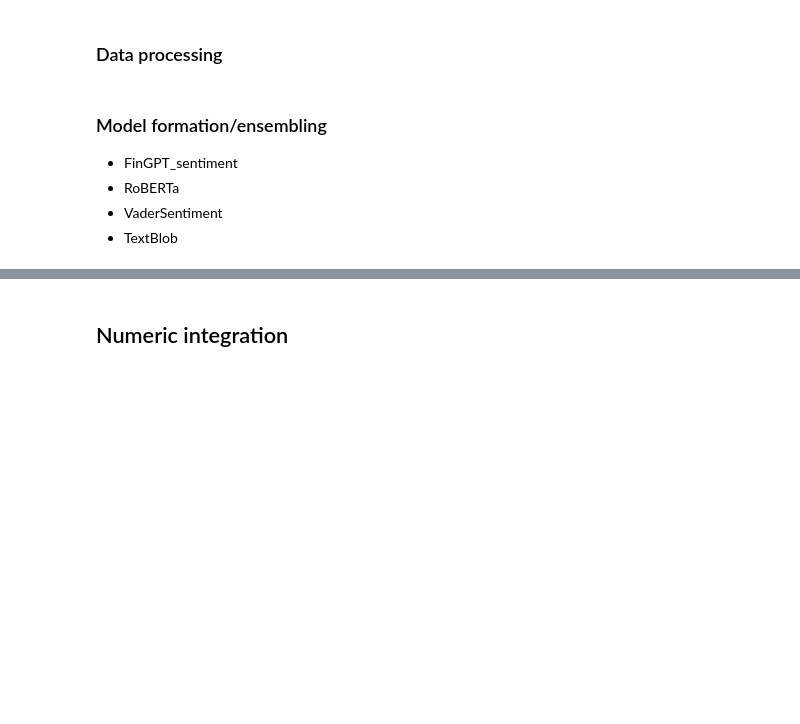
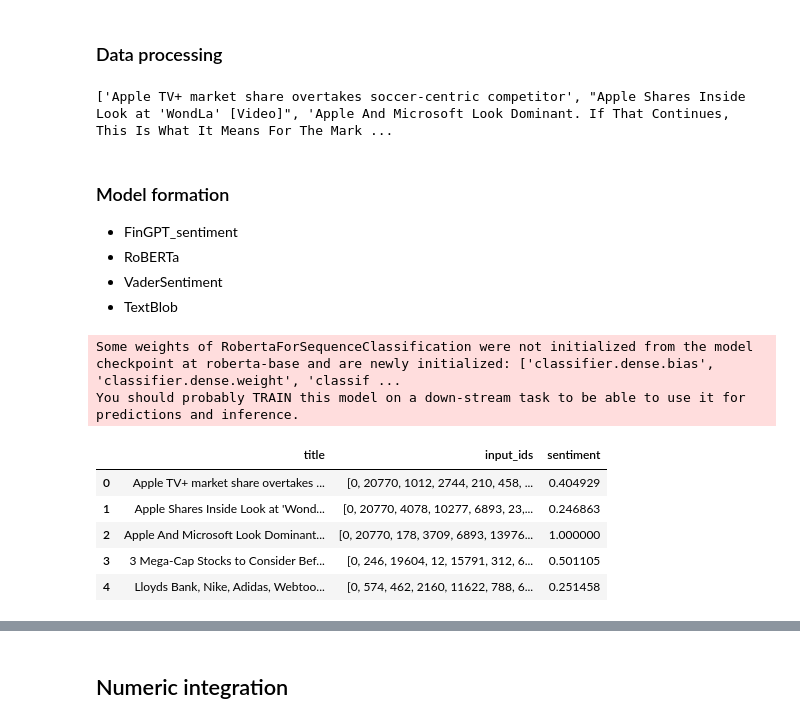
Before and after one commit to aidan-lew/junk-drawer, a Jupyter notebook: gpt_ml_fin_forcaster_integrator_.ipynb, the cells around one changed output, grey strips where cells are left out. Drawn from its saved outputs; the diff is of its cells as text; code cells hidden in the pictures; blank space fills up the shorter version.

```diff
--- a/gpt_ml_fin_forcaster_integrator_.ipynb
+++ b/gpt_ml_fin_forcaster_integrator_.ipynb
@@ -851,14 +871,21 @@ from transformers import RobertaTokenizer, RobertaForSequenceClassification
 # %% [markdown]
 ### Data processing
 # %%
-def scrape_news_articles(ticker, num_articles):
+def scrape_news_headlines(ticker, num_articles):
     gn = GoogleNews(lang='en')
     gn.search(ticker)
     news_articles = gn.results(num_articles)
     titles = [article['title'] for article in news_articles]
     return titles
+
+ticker = 'AAPL'
+num_articles = 5
+articles = scrape_news_headlines(ticker, num_articles)
+print(articles)
+# %% [output]
+['Apple TV+ market share overtakes soccer-centric competitor', "Apple Shares Inside Look at 'WondLa' [Video]", 'Apple And Microsoft Look Dominant. If That Continues, This Is What It Means For The Mark ...
 # %% [markdown]
-### Model formation/ensembling
+### Model formation
 - FinGPT_sentiment
 - RoBERTa
 - VaderSentiment
@@ -882,46 +913,73 @@ def push_analyze_news_sentiment(push_gn_articles):
 # %%
-#roberta
-def sentiment_analysis(headlines):
+def roberta_sentiment_analysis(headlines):
+    # Convert the list of headlines to a pandas DataFrame
+    headlines_df = pd.DataFrame({'title': headlines})
+
     # Load pre-trained RoBERTa model and tokenizer
     tokenizer = RobertaTokenizer.from_pretrained('roberta-base')
     model = RobertaForSequenceClassification.from_pretrained('roberta-base', num_labels=3)
 
     # Preprocess headlines data
-    headlines['title'] = headlines['title'].apply(lambda x: tokenizer.encode_plus(x,
+    encoded_headlines = headlines_df['title'].apply(lambda x: tokenizer.encode_plus(x,
                                                                                   add_special_tokens=True,
                                                                                   max_length=512,
                                                                                   return_attention_mask=True,
-                                                                                  return_tensors='pt'))
+                                                                                  return_tensors='pt',
+                                                                                  truncation=True))
+
+    # Extract the input_ids and attention_mask from the encoded headlines
+    input_ids = encoded_headlines.apply(lambda x: x['input_ids'].flatten().tolist())
+    attention_mask = encoded_headlines.apply(lambda x: x['attention_mask'].flatten().tolist())
+
+    # Create new columns in the headlines DataFrame for input_ids and attention_mask
+    headlines_df['input_ids'] = input_ids
+    headlines_df['attention_mask'] = attention_mask
 
     # Create a list to store sentiment scores
     sentiment_scores = []
 
     # Perform sentiment analysis on each headline
-    for headline in headlines['title']:
-        input_ids = headline['input_ids'].flatten()
-        attention_mask = headline['attention_mask'].flatten()
-
+    for input_id, attention_mask in zip(headlines_df['input_ids'], headlines_df['attention_mask']):
         # Create a tensor dataset and data loader
-        dataset = torch.utils.data.TensorDataset(input_ids, attention_mask)
+        input_id_tensor = torch.tensor([input_id])
+        attention_mask_tensor = torch.tensor([attention_mask])
+        dataset = torch.utils.data.TensorDataset(input_id_tensor, attention_mask_tensor)
         data_loader = torch.utils.data.DataLoader(dataset, batch_size=1)
 
         # Perform inference
         with torch.no_grad():
             for batch in data_loader:
-                input_ids, attention_mask = batch
-                outputs = model(input_ids, attention_mask=attention_mask)
+                input_id, attention_mask = batch
+                outputs = model(input_id, attention_mask=attention_mask)
                 logits = outputs.logits
                 sentiment_score = torch.softmax(logits, dim=1)[0][1].item()
                 sentiment_scores.append(sentiment_score)
 
     # Normalize sentiment scores to be between 0 and 1
     min_score = min(sentiment_scores)
     max_score = max(sentiment_scores)
     normalized_sentiment_scores = [(score - min_score) / (max_score - min_score) for score in sentiment_scores]
 
     # Add normalized sentiment scores to the dataframe
-    headlines['sentiment'] = normalized_sentiment_scores
+    headlines_df['sentiment'] = normalized_sentiment_scores
+    headlines_df.drop('attention_mask', axis = 1, inplace = True)
 
-    return headlines
+    return headlines_df
+
+# Example usage
+ticker = 'AAPL'
+num_articles = 10
+headlines = scrape_news_headlines(ticker, num_articles)
+sentiments = roberta_sentiment_analysis(headlines)
+sentiments.head()
+# %% [output]
+Some weights of RobertaForSequenceClassification were not initialized from the model checkpoint at roberta-base and are newly initialized: ['classifier.dense.bias', 'classifier.dense.weight', 'classif ...
+You should probably TRAIN this model on a down-stream task to be able to use it for predictions and inference.
+|  | title | input_ids | sentiment |
+| 0 | Apple TV+ market share overtakes ... | [0, 20770, 1012, 2744, 210, 458, ... | 0.404929 |
+| 1 | Apple Shares Inside Look at 'Wond... | [0, 20770, 4078, 10277, 6893, 23,... | 0.246863 |
+| 2 | Apple And Microsoft Look Dominant... | [0, 20770, 178, 3709, 6893, 13976... | 1.000000 |
+| 3 | 3 Mega-Cap Stocks to Consider Bef... | [0, 246, 19604, 12, 15791, 312, 6... | 0.501105 |
+| 4 | Lloyds Bank, Nike, Adidas, Webtoo... | [0, 574, 462, 2160, 11622, 788, 6... | 0.251458 |
 # %%
 #VaderSentiment
```
Also changed, not shown: parts of 17 cells of this notebook.
